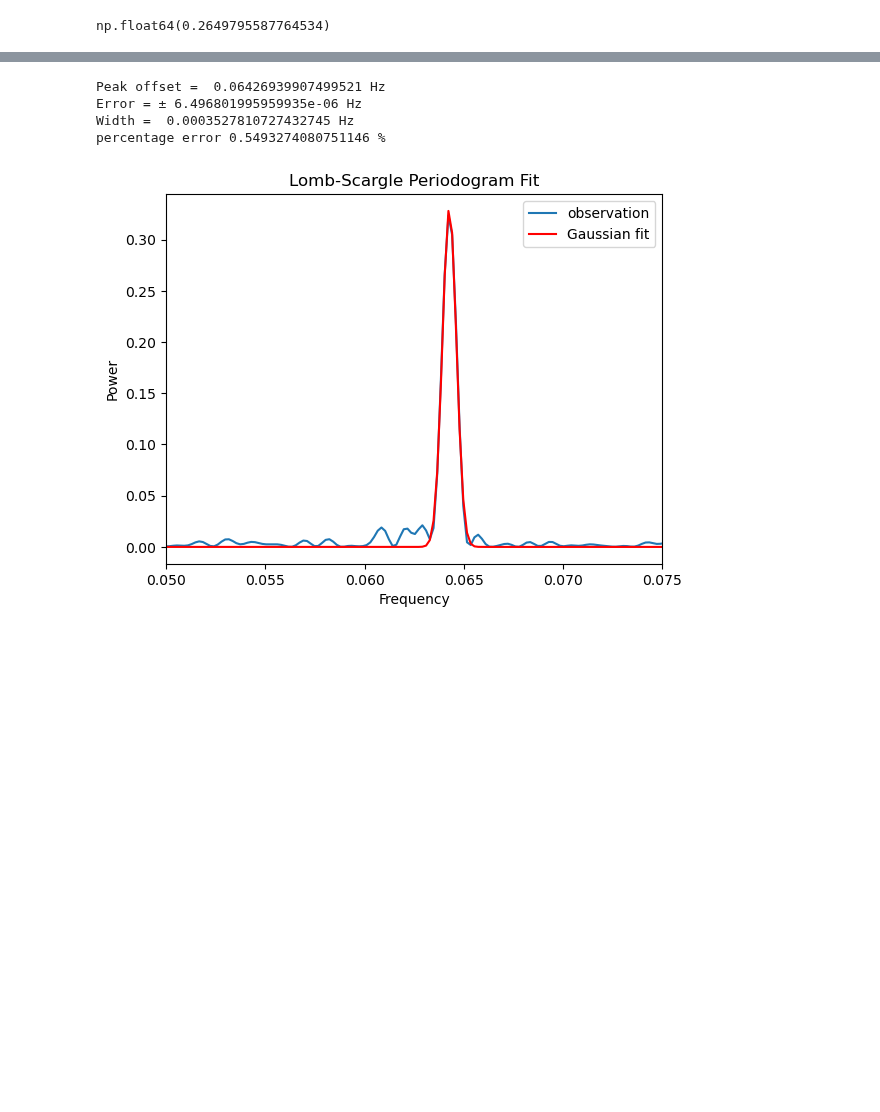
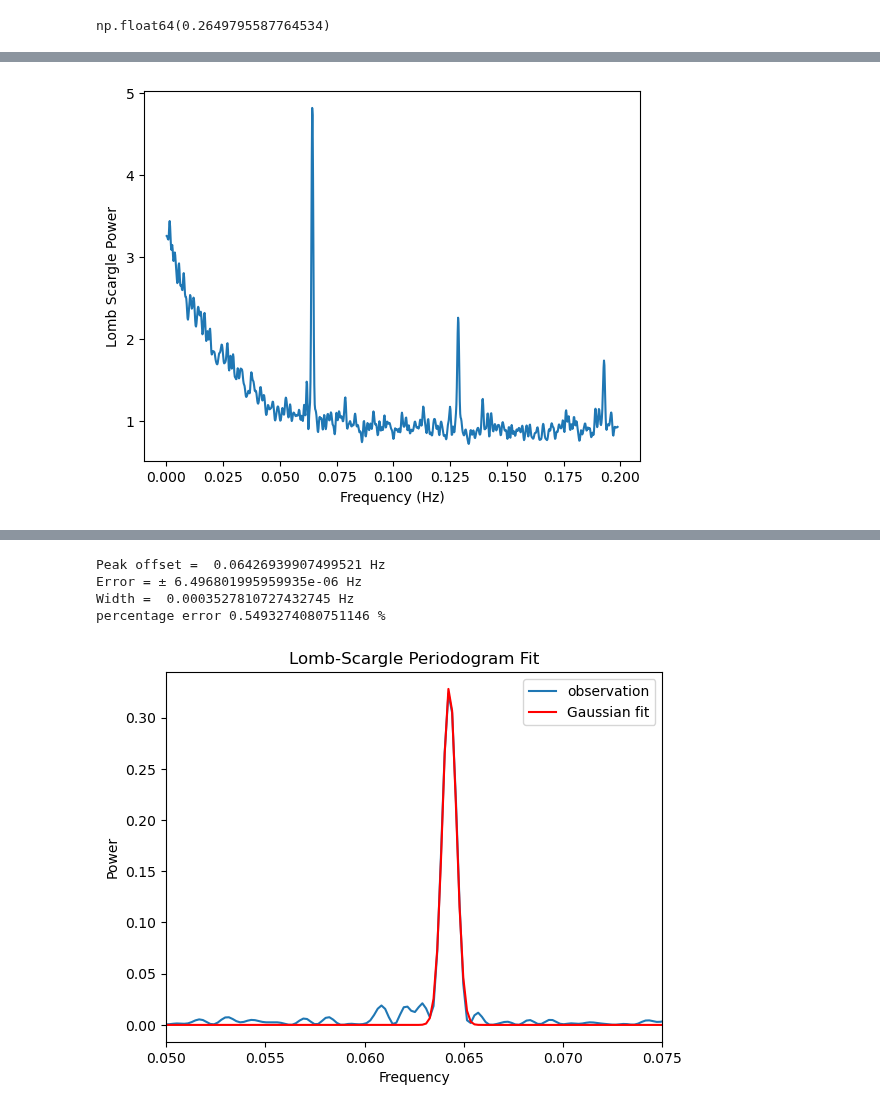
Before and after one commit to phoeberyder/atlas_rb, a Jupyter notebook: period_investigation.ipynb, the cells around one changed output, grey strips where cells are left out. Saved outputs shown, nothing was run; the diff lists cells and outputs as text; code cells hidden in the pictures; blank space fills up the shorter version.

```diff
--- a/period_investigation.ipynb
+++ b/period_investigation.ipynb
@@ -97,0 +138,8 @@ frequency, power = LombScargle(time, summed_spec).autopower(method = 'slow', nyq
+# %%
+ls_rowwise_summed = np.sum(ls_rowwise_pow, axis=1)
+plt.plot(ls_rowwise_freq, ls_rowwise_summed)
+plt.xlabel('Frequency (Hz)')
+plt.ylabel('Lomb Scargle Power')
+plt.show()
+# %% [output]
+[figure, added]
```
Also changed, not shown: parts of 19 cells of this notebook, 1 other file.
